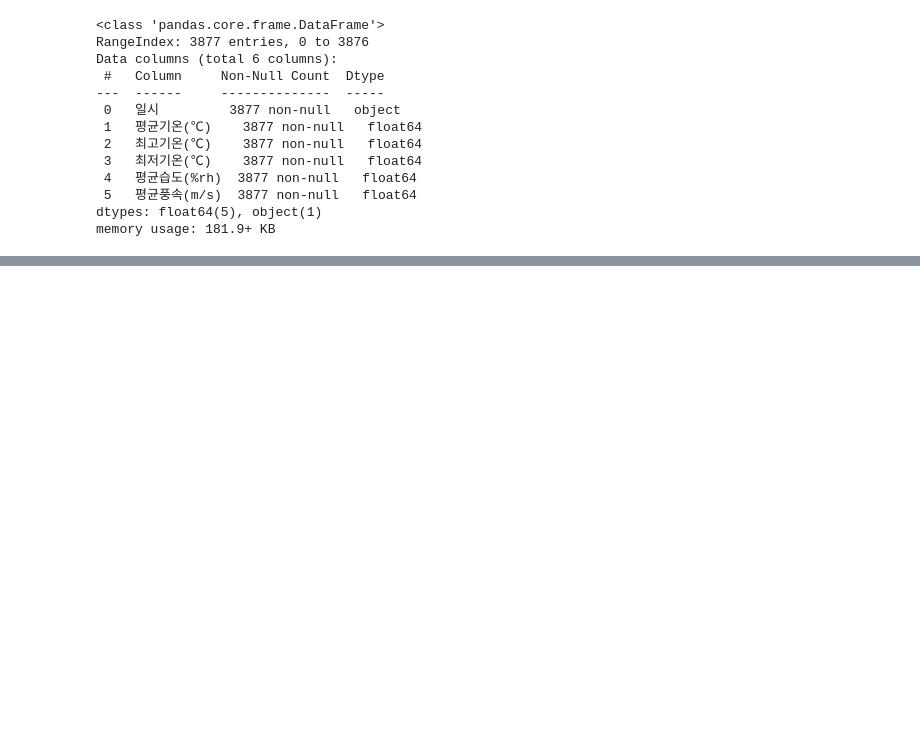
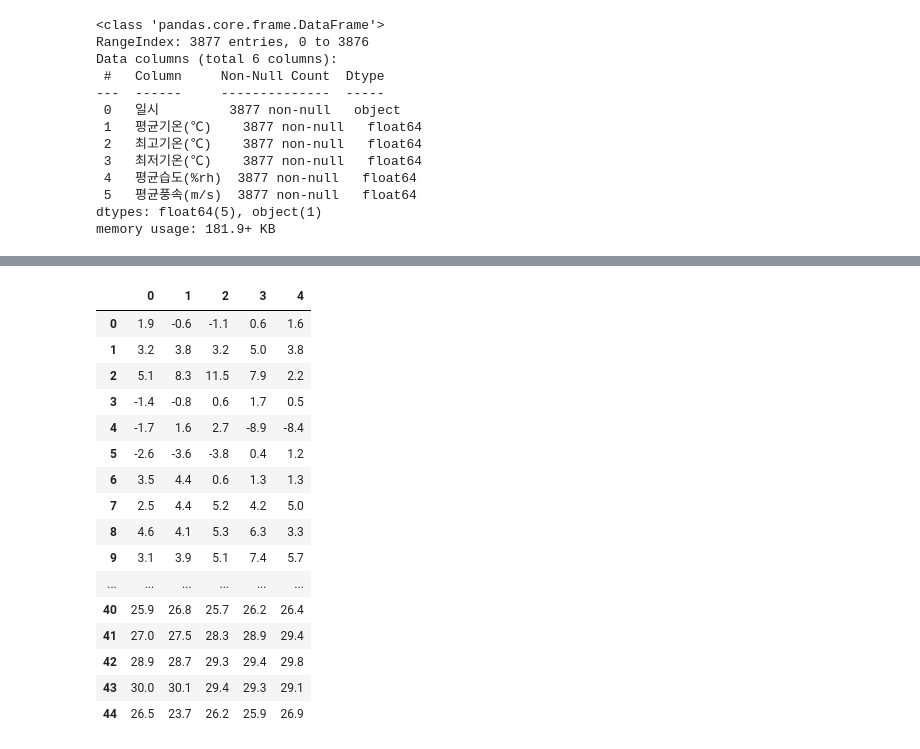
Before and after one commit to jmlee99/GBIF, a Jupyter notebook: GBIF_pred_model.ipynb, the cells around one changed output, grey strips where cells are left out. Cells and saved outputs as stored; diff of their text form; code cells hidden in the pictures; blank space fills up the shorter version.

```diff
--- a/GBIF_pred_model.ipynb
+++ b/GBIF_pred_model.ipynb
@@ -231,0 +295,31 @@ train_data, test_data
+# %%
+tr_temp = np.reshape(tr_temp, (73, 25))
+val_temp = np.reshape(val_temp, (73, 25))
+te_temp = np.reshape(te_temp[:-2], (45, 5))
+# %%
+tr_temp = pd.DataFrame(tr_temp)
+te_temp = pd.DataFrame(te_temp)
+val_temp = pd.DataFrame(val_temp)
+# %%
+x_train = tr_temp[:, ]
+y_train =
+x_test =
+y_test =
+# %% [output]
+|  | 0 | 1 | 2 | 3 | 4 |
+| 0 | 1.9 | -0.6 | -1.1 | 0.6 | 1.6 |
+| 1 | 3.2 | 3.8 | 3.2 | 5.0 | 3.8 |
+| 2 | 5.1 | 8.3 | 11.5 | 7.9 | 2.2 |
+| 3 | -1.4 | -0.8 | 0.6 | 1.7 | 0.5 |
+| 4 | -1.7 | 1.6 | 2.7 | -8.9 | -8.4 |
+| 5 | -2.6 | -3.6 | -3.8 | 0.4 | 1.2 |
+| 6 | 3.5 | 4.4 | 0.6 | 1.3 | 1.3 |
+| 7 | 2.5 | 4.4 | 5.2 | 4.2 | 5.0 |
+| 8 | 4.6 | 4.1 | 5.3 | 6.3 | 3.3 |
+| 9 | 3.1 | 3.9 | 5.1 | 7.4 | 5.7 |
+| ... | ... | ... | ... | ... | ... |
+| 40 | 25.9 | 26.8 | 25.7 | 26.2 | 26.4 |
+| 41 | 27.0 | 27.5 | 28.3 | 28.9 | 29.4 |
+| 42 | 28.9 | 28.7 | 29.3 | 29.4 | 29.8 |
+| 43 | 30.0 | 30.1 | 29.4 | 29.3 | 29.1 |
+| 44 | 26.5 | 23.7 | 26.2 | 25.9 | 26.9 |
```
Also changed, not shown: parts of 13 cells of this notebook.
